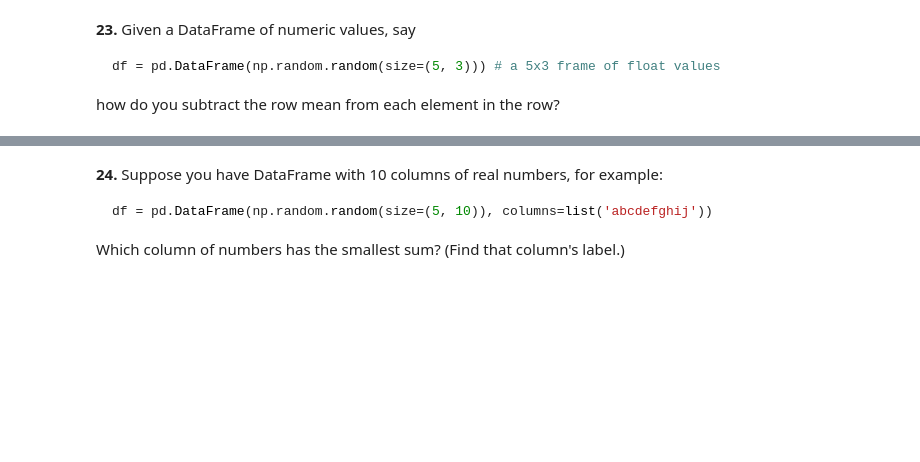
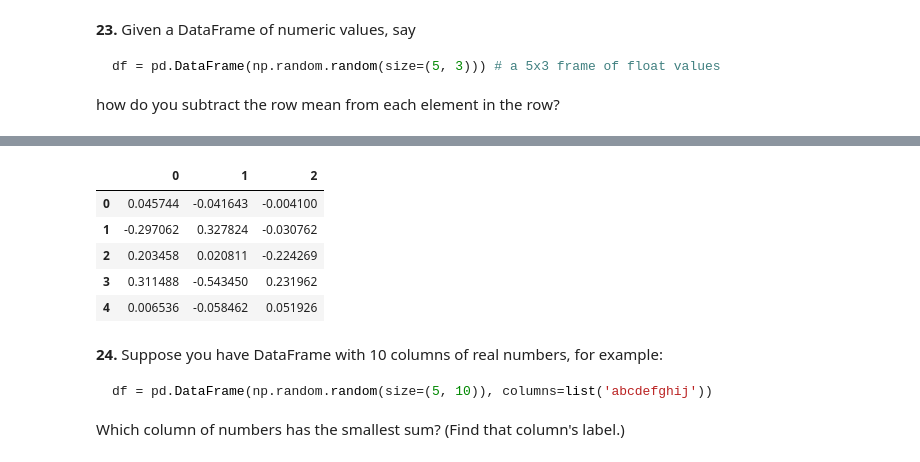
Before and after one commit to 03dipak/practise-pandas-ml, a Jupyter notebook: 100_pandas_puzzles.ipynb, the cells around one changed output, grey strips where cells are left out. Drawn from its saved outputs; the diff is of its cells as text; code cells hidden in the pictures; blank space fills up the shorter version.

```diff
--- a/100_pandas_puzzles.ipynb
+++ b/100_pandas_puzzles.ipynb
@@ -342,3 +365,12 @@ how do you subtract the row mean from each element in the row?
+# %%
+df.sub(df.mean(axis=1),axis=0)
+# %% [output]
+|  | 0 | 1 | 2 |
+| 0 | 0.045744 | -0.041643 | -0.004100 |
+| 1 | -0.297062 | 0.327824 | -0.030762 |
+| 2 | 0.203458 | 0.020811 | -0.224269 |
+| 3 | 0.311488 | -0.543450 | 0.231962 |
+| 4 | 0.006536 | -0.058462 | 0.051926 |
 # %% [markdown]
 **24.** Suppose you have DataFrame with 10 columns of real numbers, for example:
 
```
Also changed, not shown: parts of 7 cells of this notebook.
